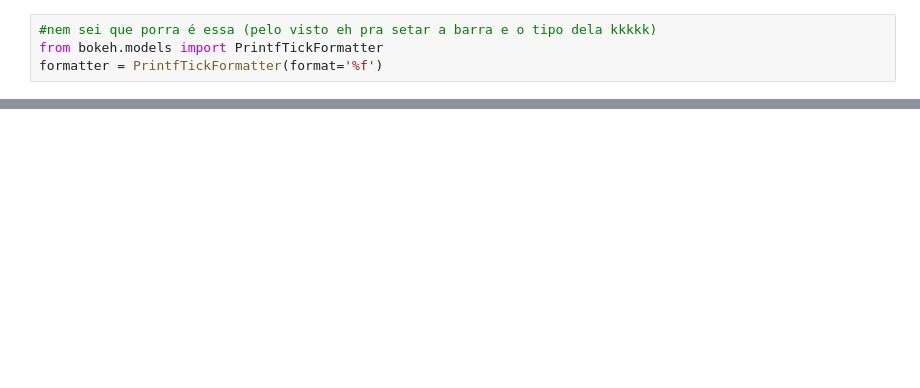
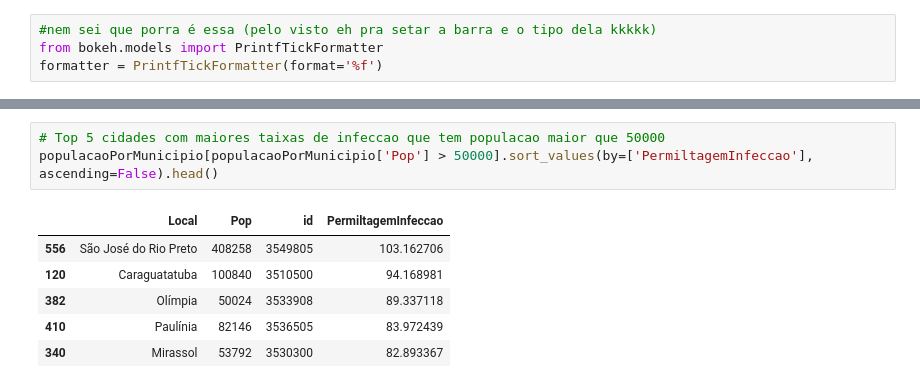
Before and after one commit to PedroRibasSerras/Trabalho-Estatistica, a Jupyter notebook: trabalho_notebook.ipynb, the cells around one changed output, grey strips where cells are left out. Cells and saved outputs as stored; diff of their text form; blank space fills up the shorter version.

```diff
--- a/trabalho_notebook.ipynb
+++ b/trabalho_notebook.ipynb
@@ -214,0 +219,10 @@ pn.Row(choropleth)
+# %%
+# Top 5 cidades com maiores taixas de infeccao que tem populacao maior que 50000
+populacaoPorMunicipio[populacaoPorMunicipio['Pop'] > 50000].sort_values(by=['PermiltagemInfeccao'], ascending=False).head()
+# %% [output]
+|  | Local | Pop | id | PermiltagemInfeccao |
+| 556 | São José do Rio Preto | 408258 | 3549805 | 103.162706 |
+| 120 | Caraguatatuba | 100840 | 3510500 | 94.168981 |
+| 382 | Olímpia | 50024 | 3533908 | 89.337118 |
+| 410 | Paulínia | 82146 | 3536505 | 83.972439 |
+| 340 | Mirassol | 53792 | 3530300 | 82.893367 |
```
Also changed, not shown: parts of 13 cells of this notebook, 12 other files.
